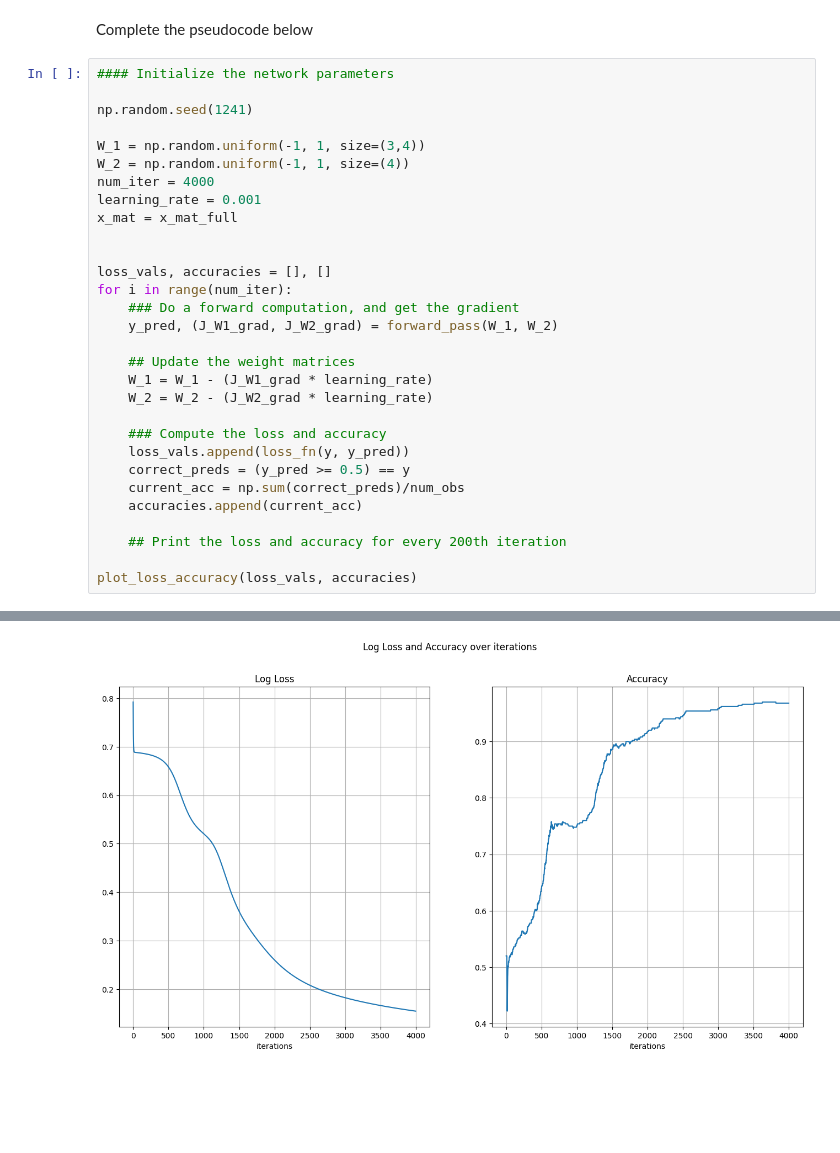
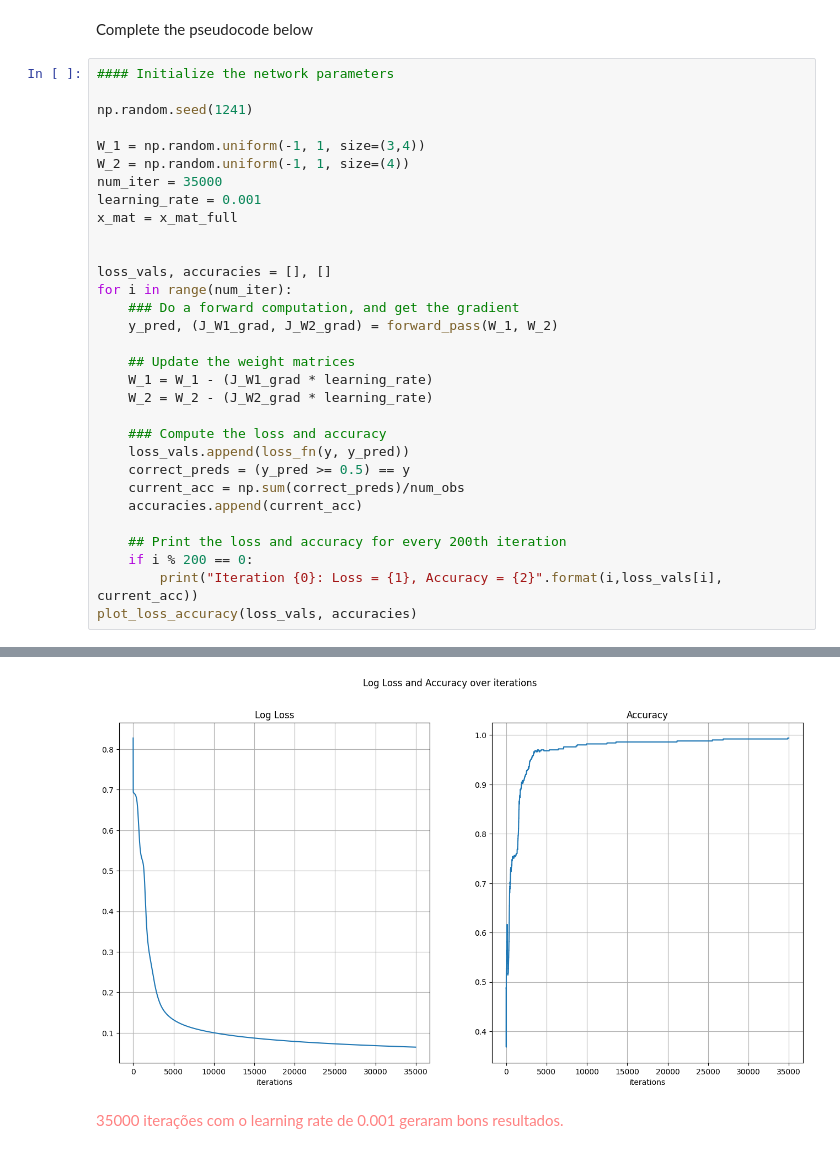
Before and after one commit to arthur-sabioni/redes-neurais, a Jupyter notebook: Backprop_Exercise_HW.ipynb, the cells around one changed output, grey strips where cells are left out. Saved outputs shown, nothing was run; the diff lists cells and outputs as text; blank space fills up the shorter version.

```diff
--- a/Backprop_Exercise_HW.ipynb
+++ b/Backprop_Exercise_HW.ipynb
@@ -133,7 +133,7 @@ np.random.seed(1241)
 
 W_1 = np.random.uniform(-1, 1, size=(3,4))
 W_2 = np.random.uniform(-1, 1, size=(4))
-num_iter = 4000
+num_iter = 35000
 learning_rate = 0.001
 x_mat = x_mat_full
 
@@ -154,6 +154,7 @@ for i in range(num_iter):
     accuracies.append(current_acc)
 
     ## Print the loss and accuracy for every 200th iteration
-
+    if i % 200 == 0:
+        print("Iteration {0}: Loss = {1}, Accuracy = {2}".format(i,loss_vals[i], current_acc))
 plot_loss_accuracy(loss_vals, accuracies)
 # %% [output]
@@ -160 +178,3 @@ plot_loss_accuracy(loss_vals, accuracies)
-[figure, old version]
+[figure, new version]
+# %% [markdown]
+<span style="color:#ff8080">35000 iterações com o learning rate de 0.001 geraram bons resultados.
```
Also changed, not shown: parts of 2 cells of this notebook, 2 other files.
